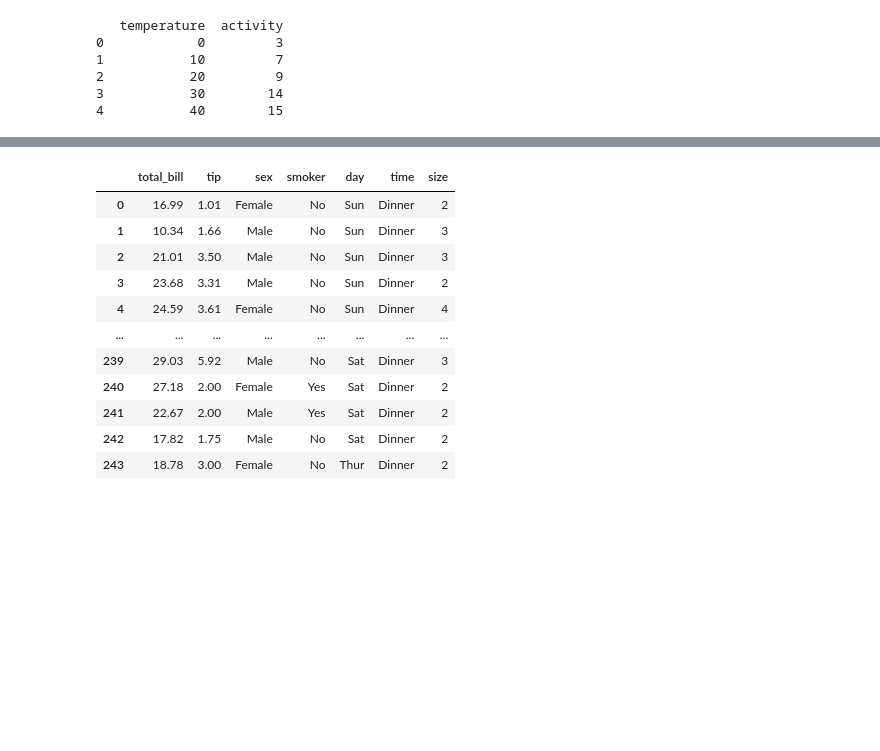
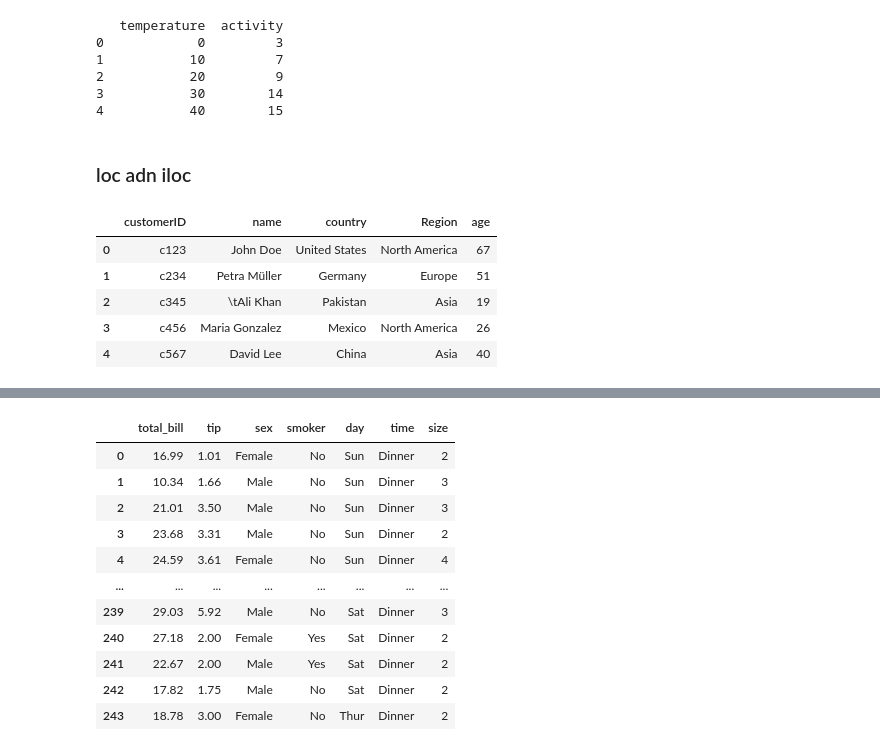
Before and after one commit to 00Bhuwan/module1-uba, a Jupyter notebook: module3/_32_pandas.ipynb, the cells around one changed output, grey strips where cells are left out. Drawn from its saved outputs; the diff is of its cells as text; code cells hidden in the pictures; blank space fills up the shorter version.

```diff
--- a/module3/_32_pandas.ipynb
+++ b/module3/_32_pandas.ipynb
@@ -78,3 +78,27 @@ print(my_dataframe)
 2           20         9
 3           30        14
 4           40        15
+# %% [markdown]
+### loc adn iloc
+# %%
+customerID = ['c123', 'c234', 'c345', 'c456', 'c567']
+name = ['John Doe', 'Petra Müller', '	Ali Khan', 'Maria Gonzalez', 'David Lee']
+country = ['United States', 'Germany', 'Pakistan', 'Mexico', 'China']
+Region = ['North America', 'Europe', 'Asia', 'North America', 'Asia']
+age = [67, 51,19,26,40]
+
+df = pd.DataFrame({
+    'customerID': customerID,
+    'name': name,
+    'country': country,
+    'Region': Region,
+    'age': age
+})
+df
+# %% [output]
+|  | customerID | name | country | Region | age |
+| 0 | c123 | John Doe | United States | North America | 67 |
+| 1 | c234 | Petra Müller | Germany | Europe | 51 |
+| 2 | c345 | \tAli Khan | Pakistan | Asia | 19 |
+| 3 | c456 | Maria Gonzalez | Mexico | North America | 26 |
+| 4 | c567 | David Lee | China | Asia | 40 |
```
Also changed, not shown: parts of 26 cells of this notebook, 3 other files.
